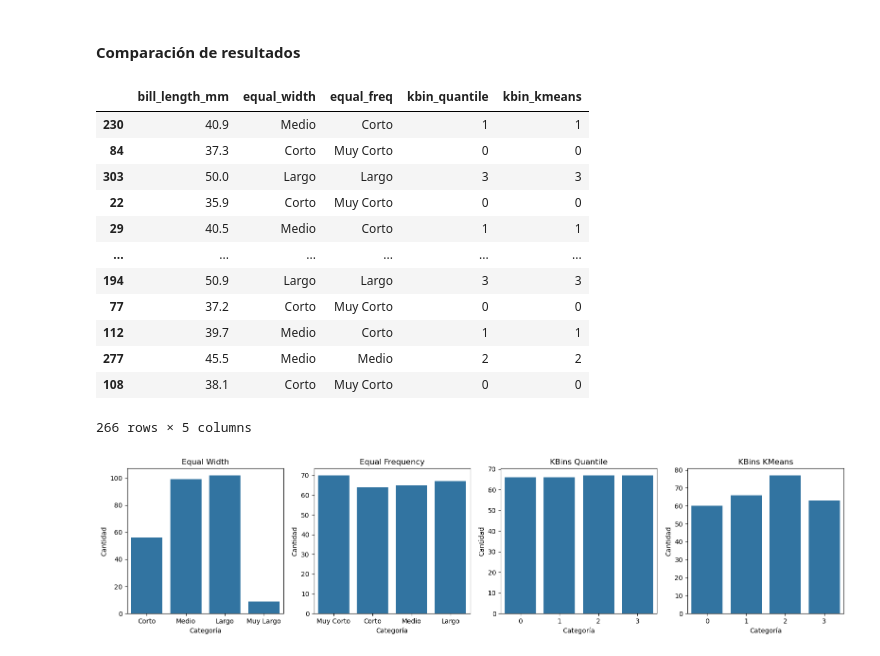
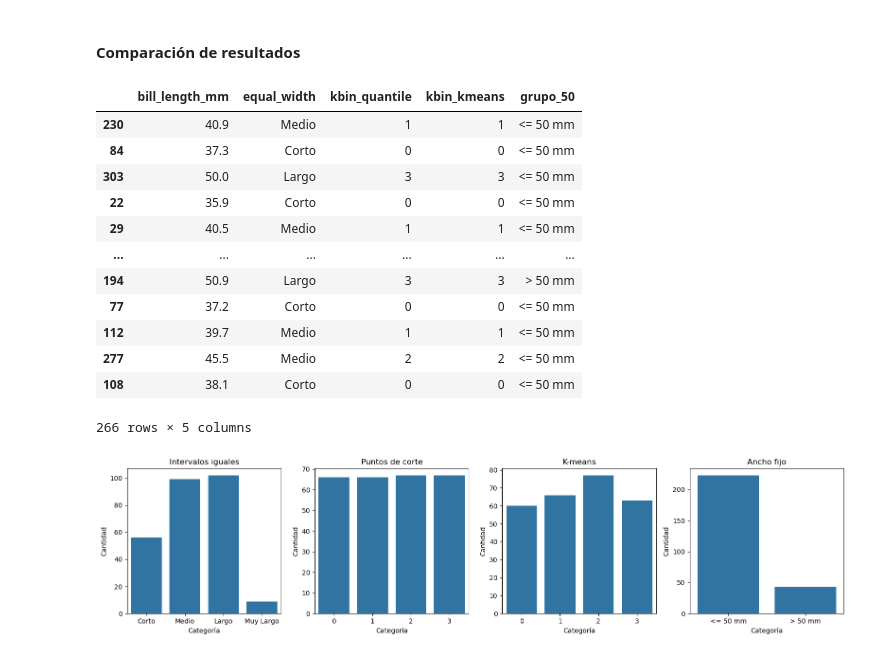
Before and after one commit to FIUBA-Posgrado-Inteligencia-Artificial/CEIA_Analisis_de_datos, a Jupyter notebook: notebooks/clase_05_discretizacion.ipynb, the cells around one changed output. Drawn from its saved outputs; the diff is of its cells as text; code cells hidden in the pictures.

```diff
--- a/notebooks/clase_05_discretizacion.ipynb
+++ b/notebooks/clase_05_discretizacion.ipynb
@@ -195,0 +198,6 @@ plot('kbin_kmeans', True)
+# %%
+# Forzamos los cortes manuales, mayores y menores de 50 mm
+cortes = [-np.inf, 50, np.inf]
+etiquetas = ["<= 50 mm", "> 50 mm"]
+
+df["grupo_50"] = pd.cut(df[variable], bins=cortes, labels=etiquetas, include_lowest=True)
@@ -197,35 +209,35 @@ plot('kbin_kmeans', True)
 #### Comparación de resultados
 # %%
 # Resultados
-penguins_disc = df[[variable, "equal_width", "equal_freq", "kbin_quantile", "kbin_kmeans"]]
+penguins_disc = df[[variable, "equal_width", "kbin_quantile", "kbin_kmeans", "grupo_50"]]
 penguins_disc
 # %% [output]
-|  | bill_length_mm | equal_width | equal_freq | kbin_quantile | kbin_kmeans |
-| 230 | 40.9 | Medio | Corto | 1 | 1 |
-| 84 | 37.3 | Corto | Muy Corto | 0 | 0 |
-| 303 | 50.0 | Largo | Largo | 3 | 3 |
-| 22 | 35.9 | Corto | Muy Corto | 0 | 0 |
-| 29 | 40.5 | Medio | Corto | 1 | 1 |
+|  | bill_length_mm | equal_width | kbin_quantile | kbin_kmeans | grupo_50 |
+| 230 | 40.9 | Medio | 1 | 1 | <= 50 mm |
+| 84 | 37.3 | Corto | 0 | 0 | <= 50 mm |
+| 303 | 50.0 | Largo | 3 | 3 | <= 50 mm |
+| 22 | 35.9 | Corto | 0 | 0 | <= 50 mm |
+| 29 | 40.5 | Medio | 1 | 1 | <= 50 mm |
 | ... | ... | ... | ... | ... | ... |
-| 194 | 50.9 | Largo | Largo | 3 | 3 |
-| 77 | 37.2 | Corto | Muy Corto | 0 | 0 |
-| 112 | 39.7 | Medio | Corto | 1 | 1 |
-| 277 | 45.5 | Medio | Medio | 2 | 2 |
-| 108 | 38.1 | Corto | Muy Corto | 0 | 0 |
+| 194 | 50.9 | Largo | 3 | 3 | > 50 mm |
+| 77 | 37.2 | Corto | 0 | 0 | <= 50 mm |
+| 112 | 39.7 | Medio | 1 | 1 | <= 50 mm |
+| 277 | 45.5 | Medio | 2 | 2 | <= 50 mm |
+| 108 | 38.1 | Corto | 0 | 0 | <= 50 mm |
 266 rows × 5 columns
 # %%
 fig, axes = plt.subplots(1, 4, figsize=(16, 4))
 
-cols = ["equal_width", "equal_freq", "kbin_quantile", "kbin_kmeans"]
-titles = ["Equal Width", "Equal Frequency", "KBins Quantile", "KBins KMeans"]
+cols = ["equal_width", "kbin_quantile", "kbin_kmeans", "grupo_50"]
+titles = ["Intervalos iguales", "Puntos de corte", "K-means", "Ancho fijo"]
 
 for i, col in enumerate(cols):
     sns.countplot(x=col, data=df, ax=axes[i])
     axes[i].set_title(titles[i])
     axes[i].set_xlabel("Categoría")
     axes[i].set_ylabel("Cantidad")
 
 fig.tight_layout()
 plt.show()
 # %% [output]
-[figure, old version]
+[figure, new version]
```
Also changed, not shown: parts of 2 cells of this notebook.
